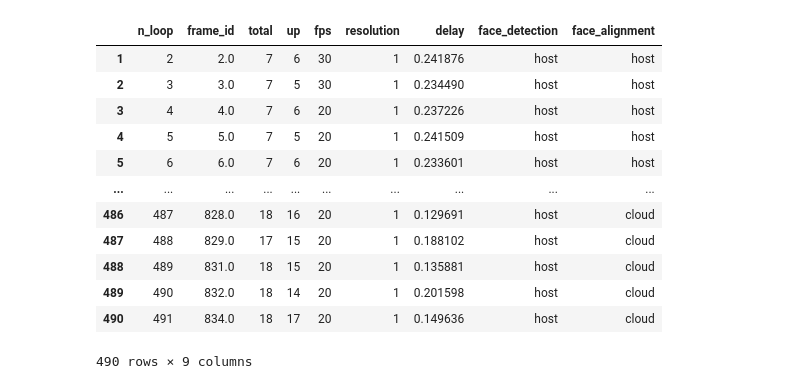
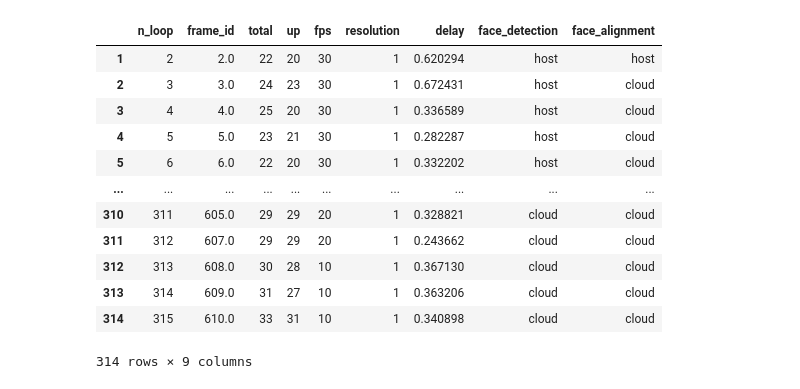
Before and after one commit to zwh2119/video-dag-schedule, a Jupyter notebook: expr/plot_expr_result.ipynb, the cells around one changed output. Drawn from its saved outputs; the diff is of its cells as text; code cells hidden in the pictures.

```diff
--- a/expr/plot_expr_result.ipynb
+++ b/expr/plot_expr_result.ipynb
@@ -4,30 +4,30 @@ import numpy as np
 import scipy.signal
 import matplotlib.pyplot as plt
 # %%
-expr_res_data_path = '20230721_15_29_37_headup_detect_delay_test_new_0.3_0.8_tx2-cloud-raw.csv'
+expr_res_data_path = '20230722_19_37_55_headup_detect_delay_test_new_0.3_0.7_tx2-cloud-raw.csv'
 
 df = pd.read_csv(expr_res_data_path)
 df = df[1:]
 max_fps = 30
 df.loc[df['fps'] >= 30, 'fps'] = max_fps
 resolution_map = {"360p": 0, "480p": 1, "720p": 2, "1080p": 3}
 df['resolution'] = df['resolution'].replace(resolution_map)
 
 df
 # %% [output]
 |  | n_loop | frame_id | total | up | fps | resolution | delay | face_detection | face_alignment |
-| 1 | 2 | 2.0 | 7 | 6 | 30 | 1 | 0.241876 | host | host |
-| 2 | 3 | 3.0 | 7 | 5 | 30 | 1 | 0.234490 | host | host |
-| 3 | 4 | 4.0 | 7 | 6 | 20 | 1 | 0.237226 | host | host |
-| 4 | 5 | 5.0 | 7 | 5 | 20 | 1 | 0.241509 | host | host |
-| 5 | 6 | 6.0 | 7 | 6 | 20 | 1 | 0.233601 | host | host |
+| 1 | 2 | 2.0 | 22 | 20 | 30 | 1 | 0.620294 | host | host |
+| 2 | 3 | 3.0 | 24 | 23 | 30 | 1 | 0.672431 | host | cloud |
+| 3 | 4 | 4.0 | 25 | 20 | 30 | 1 | 0.336589 | host | cloud |
+| 4 | 5 | 5.0 | 23 | 21 | 30 | 1 | 0.282287 | host | cloud |
+| 5 | 6 | 6.0 | 22 | 20 | 30 | 1 | 0.332202 | host | cloud |
 | ... | ... | ... | ... | ... | ... | ... | ... | ... | ... |
-| 486 | 487 | 828.0 | 18 | 16 | 20 | 1 | 0.129691 | host | cloud |
-| 487 | 488 | 829.0 | 17 | 15 | 20 | 1 | 0.188102 | host | cloud |
-| 488 | 489 | 831.0 | 18 | 15 | 20 | 1 | 0.135881 | host | cloud |
-| 489 | 490 | 832.0 | 18 | 14 | 20 | 1 | 0.201598 | host | cloud |
-| 490 | 491 | 834.0 | 18 | 17 | 20 | 1 | 0.149636 | host | cloud |
+| 310 | 311 | 605.0 | 29 | 29 | 20 | 1 | 0.328821 | cloud | cloud |
+| 311 | 312 | 607.0 | 29 | 29 | 20 | 1 | 0.243662 | cloud | cloud |
+| 312 | 313 | 608.0 | 30 | 28 | 10 | 1 | 0.367130 | cloud | cloud |
+| 313 | 314 | 609.0 | 31 | 27 | 10 | 1 | 0.363206 | cloud | cloud |
+| 314 | 315 | 610.0 | 33 | 31 | 10 | 1 | 0.340898 | cloud | cloud |
-490 rows × 9 columns
+314 rows × 9 columns
 # %%
 fig, ax = plt.subplots(figsize=(10, 8), dpi=100)
 ax.plot(df['n_loop'], df['total'], label='total')
```
Also changed, not shown: parts of 5 cells of this notebook, 11 other files.
